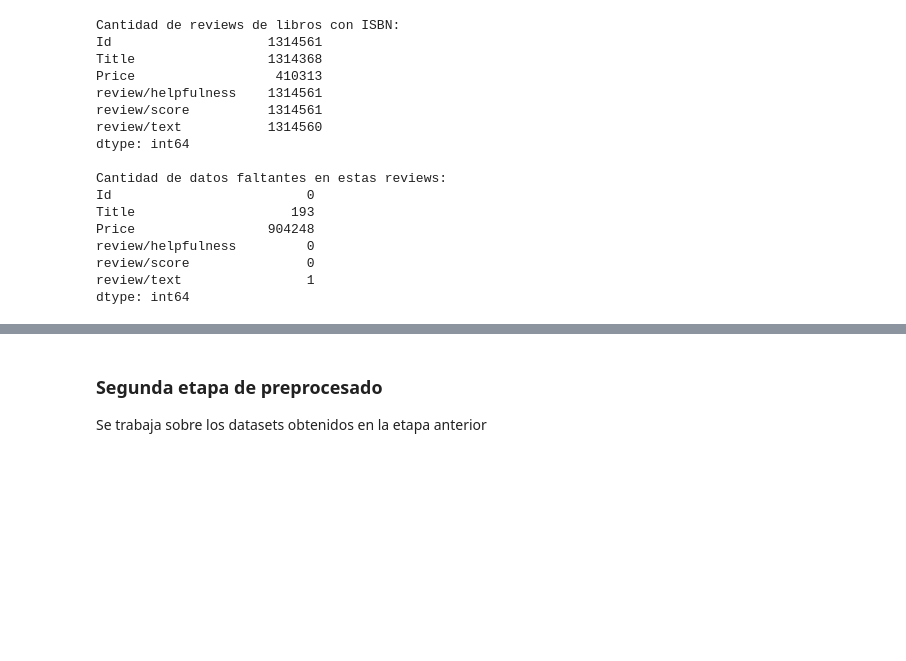
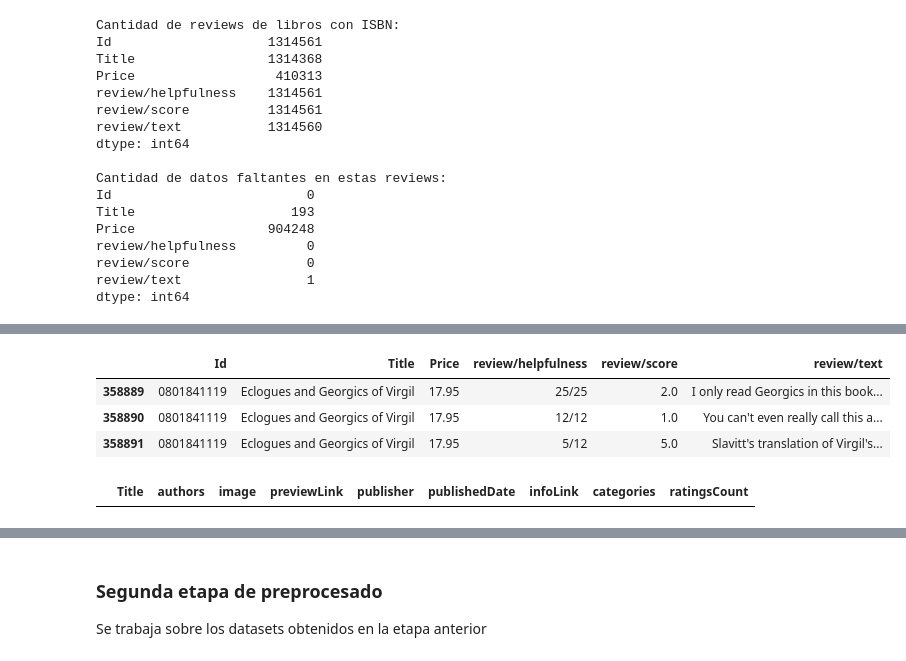
Before and after one commit to EmmaGalizio/Data-Science-Ammazon-Books-Reviews, a Jupyter notebook: TPI.ipynb, the cells around one changed output, grey strips where cells are left out. Saved outputs shown, nothing was run; the diff lists cells and outputs as text; code cells hidden in the pictures; blank space fills up the shorter version.

```diff
--- a/TPI.ipynb
+++ b/TPI.ipynb
@@ -322,16 +260,16 @@ See the caveats in the documentation: https://pandas.pydata.org/pandas-docs/stab
 # %%
-# filtramos los registros del df de reviews que tengan asociados libros con su ISBN
-df_reviews_ids_numericos_only = df_reviews[pd.to_numeric(df_reviews['Id'], errors='coerce').notnull()]
+# nos quedamos solo con las reviews que tengan asociados libros con ISBN
+df_reviews = df_reviews[pd.to_numeric(df_reviews['Id'], errors='coerce').notnull()]
 
 print("Cantidad de reviews de libros con ISBN:")
-print(df_reviews_ids_numericos_only.count(), end="\n\n")
+print(df_reviews.count(), end="\n\n")
 # Cantidad de reviews de libros con ISBN:
 # Id         1314561
 # Title      1314368
 
 # vemos los datos faltantes de cada fila
 print("Cantidad de datos faltantes en estas reviews:")
-print(df_reviews_ids_numericos_only.isna().sum())
+print(df_reviews.isna().sum())
 # Cantidad de datos faltantes en estas reviews:
 # Id                         0
 # Title                    193
@@ -355,0 +339,13 @@ dtype: int64
+# %%
+# vemos algunos registros de los resultados
+df_reviews[df_reviews['Id'] == '0801841119']
+# %% [output]
+|  | Id | Title | Price | review/helpfulness | review/score | review/text |
+| 358889 | 0801841119 | Eclogues and Georgics of Virgil | 17.95 | 25/25 | 2.0 | I only read Georgics in this book... |
+| 358890 | 0801841119 | Eclogues and Georgics of Virgil | 17.95 | 12/12 | 1.0 | You can't even really call this a... |
+| 358891 | 0801841119 | Eclogues and Georgics of Virgil | 17.95 | 5/12 | 5.0 | Slavitt's translation of Virgil's... |
+# %%
+# vemos si los libros agregados se encuentran en el df de libros
+df_books[df_books['Title'].isin(list(titulos.values()))]
+# %% [output]
+|  | Title | authors | image | previewLink | publisher | publishedDate | infoLink | categories | ratingsCount |
```
Also changed, not shown: parts of 36 cells of this notebook.
